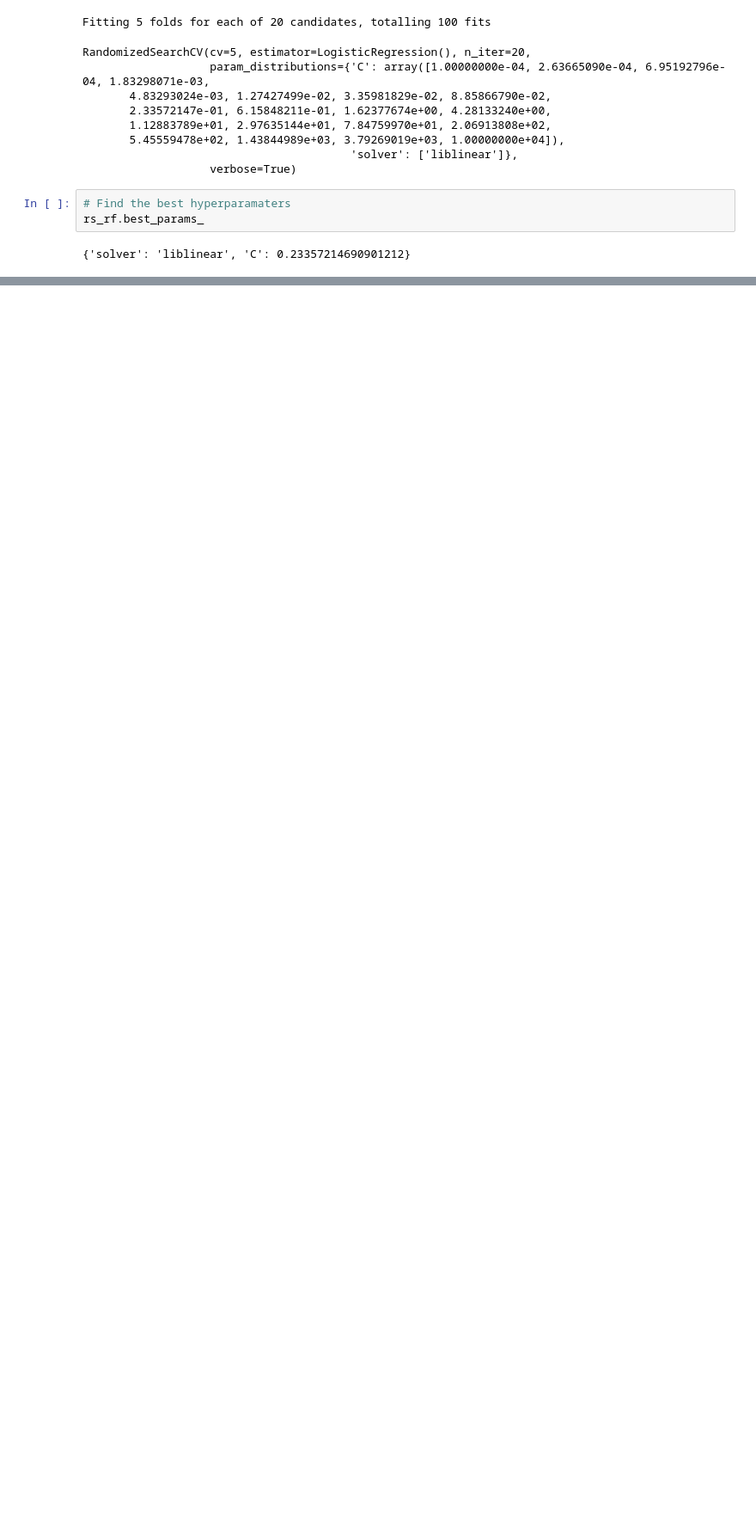
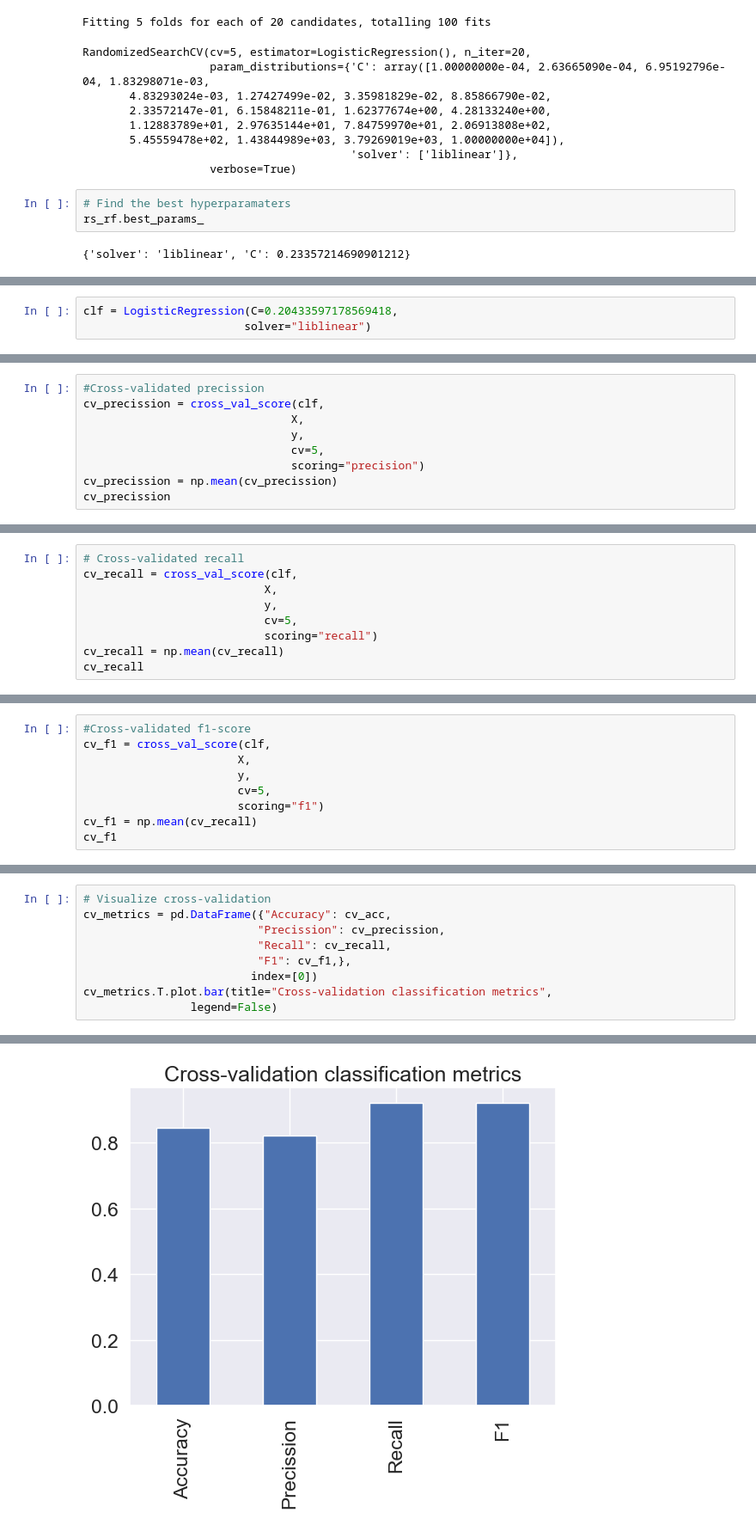
Before and after one commit to AleksandarBuk/Heart-Disease-Classification, a Jupyter notebook: Heart-disease-classification.ipynb, the cells around one changed output, grey strips where cells are left out. Shown: that part at 86% size. Saved outputs shown, nothing was run; the diff lists cells and outputs as text; blank space fills up the shorter version.

```diff
--- a/Heart-disease-classification.ipynb
+++ b/Heart-disease-classification.ipynb
@@ -616,0 +714,3 @@ model_scores["Logisitc Regression"]
+# %%
+clf = LogisticRegression(C=0.20433597178569418,
+                        solver="liblinear")
@@ -616,0 +729,9 @@ model_scores["Logisitc Regression"]
+# %%
+#Cross-validated precission
+cv_precission = cross_val_score(clf,
+                               X,
+                               y,
+                               cv=5,
+                               scoring="precision")
+cv_precission = np.mean(cv_precission)
+cv_precission
@@ -616,0 +740,9 @@ model_scores["Logisitc Regression"]
+# %%
+# Cross-validated recall
+cv_recall = cross_val_score(clf,
+                           X,
+                           y,
+                           cv=5,
+                           scoring="recall")
+cv_recall = np.mean(cv_recall)
+cv_recall
@@ -616,0 +751,9 @@ model_scores["Logisitc Regression"]
+# %%
+#Cross-validated f1-score
+cv_f1 = cross_val_score(clf,
+                       X,
+                       y,
+                       cv=5,
+                       scoring="f1")
+cv_f1 = np.mean(cv_recall)
+cv_f1
@@ -616,0 +762,10 @@ model_scores["Logisitc Regression"]
+# %%
+# Visualize cross-validation
+cv_metrics = pd.DataFrame({"Accuracy": cv_acc,
+                          "Precission": cv_precission,
+                          "Recall": cv_recall,
+                          "F1": cv_f1,},
+                         index=[0])
+cv_metrics.T.plot.bar(title="Cross-validation classification metrics",
+                legend=False)
+# %% [output]
@@ -616,0 +773 @@ model_scores["Logisitc Regression"]
+[figure, added]
```
Also changed, not shown: parts of 46 cells of this notebook.
